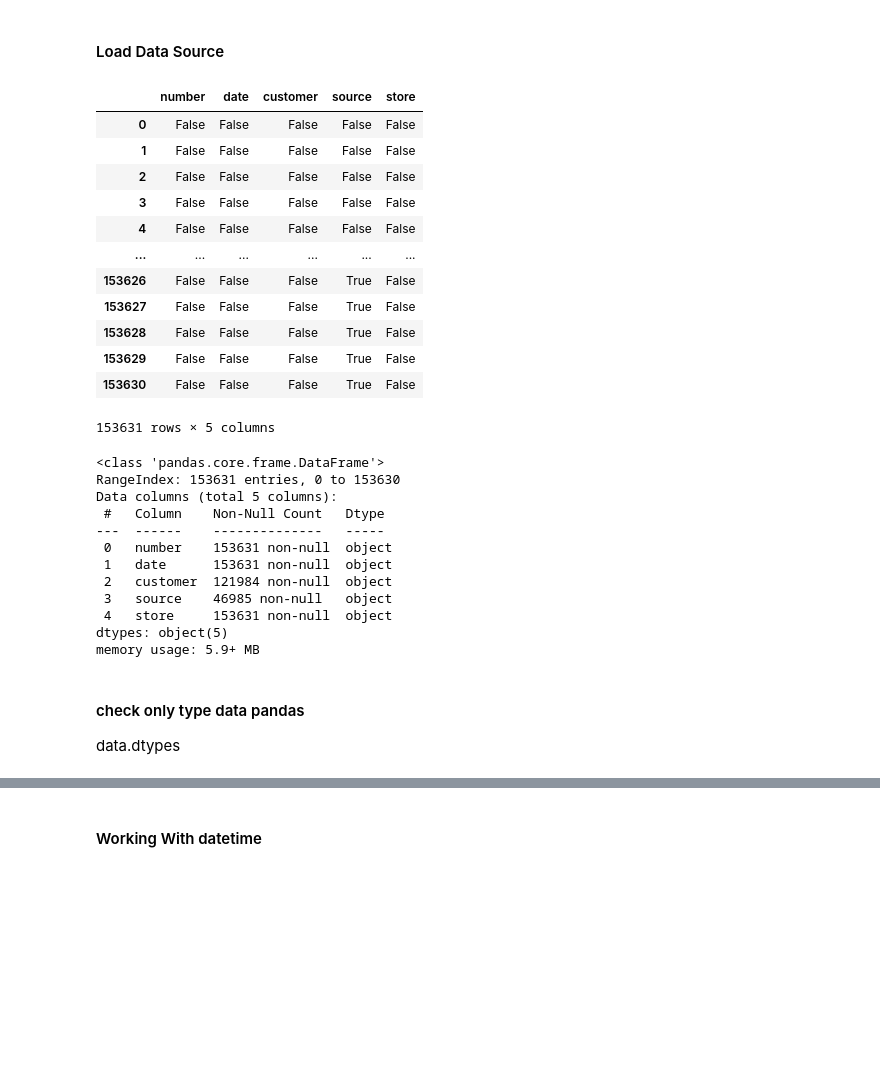
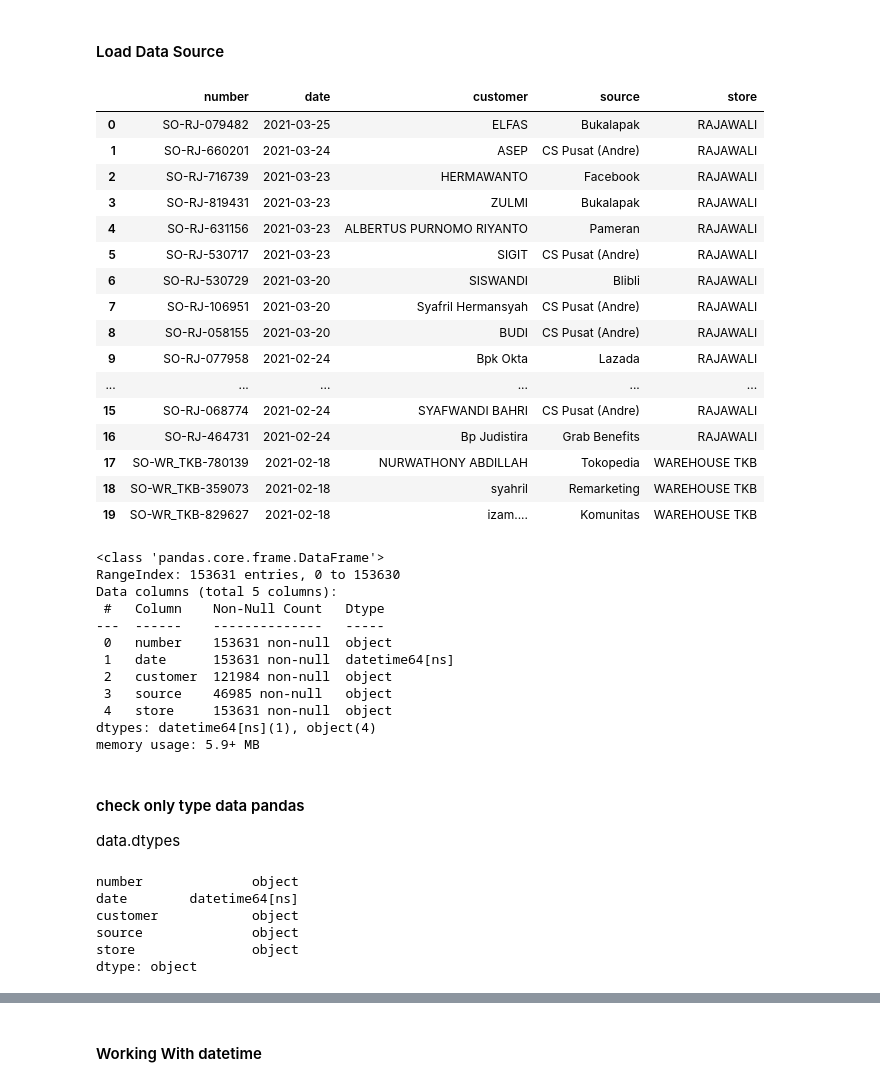
Before and after one commit to QueenLabs/data-analytics-python, a Jupyter notebook: pythin-da-skeleton.ipynb, the cells around one changed output, grey strips where cells are left out. Cells and saved outputs as stored; diff of their text form; code cells hidden in the pictures; blank space fills up the shorter version.

```diff
--- a/pythin-da-skeleton.ipynb
+++ b/pythin-da-skeleton.ipynb
@@ -10,25 +10,31 @@
 # %%
 import pandas as pd
 
-data = pd.read_csv("data_customer_sellout.csv");
+data = pd.read_csv("data_customer_sellout.csv",low_memory=False,parse_dates=['date']);
 # %%
 # read data after load ( Data Frame )
+data.head(20)
 # %% [output]
 |  | number | date | customer | source | store |
-| 0 | False | False | False | False | False |
-| 1 | False | False | False | False | False |
-| 2 | False | False | False | False | False |
-| 3 | False | False | False | False | False |
-| 4 | False | False | False | False | False |
+| 0 | SO-RJ-079482 | 2021-03-25 | ELFAS | Bukalapak | RAJAWALI |
+| 1 | SO-RJ-660201 | 2021-03-24 | ASEP | CS Pusat (Andre) | RAJAWALI |
+| 2 | SO-RJ-716739 | 2021-03-23 | HERMAWANTO | Facebook | RAJAWALI |
+| 3 | SO-RJ-819431 | 2021-03-23 | ZULMI | Bukalapak | RAJAWALI |
+| 4 | SO-RJ-631156 | 2021-03-23 | ALBERTUS PURNOMO RIYANTO | Pameran | RAJAWALI |
+| 5 | SO-RJ-530717 | 2021-03-23 | SIGIT | CS Pusat (Andre) | RAJAWALI |
+| 6 | SO-RJ-530729 | 2021-03-20 | SISWANDI | Blibli | RAJAWALI |
+| 7 | SO-RJ-106951 | 2021-03-20 | Syafril Hermansyah | CS Pusat (Andre) | RAJAWALI |
+| 8 | SO-RJ-058155 | 2021-03-20 | BUDI | CS Pusat (Andre) | RAJAWALI |
+| 9 | SO-RJ-077958 | 2021-02-24 | Bpk Okta | Lazada | RAJAWALI |
 | ... | ... | ... | ... | ... | ... |
-| 153626 | False | False | False | True | False |
-| 153627 | False | False | False | True | False |
-| 153628 | False | False | False | True | False |
-| 153629 | False | False | False | True | False |
-| 153630 | False | False | False | True | False |
+| 15 | SO-RJ-068774 | 2021-02-24 | SYAFWANDI BAHRI | CS Pusat (Andre) | RAJAWALI |
+| 16 | SO-RJ-464731 | 2021-02-24 | Bp Judistira | Grab Benefits | RAJAWALI |
+| 17 | SO-WR_TKB-780139 | 2021-02-18 | NURWATHONY ABDILLAH | Tokopedia | WAREHOUSE TKB |
+| 18 | SO-WR_TKB-359073 | 2021-02-18 | syahril | Remarketing | WAREHOUSE TKB |
+| 19 | SO-WR_TKB-829627 | 2021-02-18 | izam.... | Komunitas | WAREHOUSE TKB |
-153631 rows × 5 columns
 # %%
 ## check information about data type, size
+data.info()
 # %% [output]
 <class 'pandas.core.frame.DataFrame'>
 RangeIndex: 153631 entries, 0 to 153630
@@ -36,14 +42,22 @@ Data columns (total 5 columns):
  #   Column    Non-Null Count   Dtype
 ---  ------    --------------   -----
  0   number    153631 non-null  object
- 1   date      153631 non-null  object
+ 1   date      153631 non-null  datetime64[ns]
  2   customer  121984 non-null  object
  3   source    46985 non-null   object
  4   store     153631 non-null  object
-dtypes: object(5)
+dtypes: datetime64[ns](1), object(4)
 memory usage: 5.9+ MB
 # %% [markdown]
 #### check only type data pandas
 data.dtypes
 # %%
 #change type data columns
+data.dtypes
+# %% [output]
+number              object
+date        datetime64[ns]
+customer            object
+source              object
+store               object
+dtype: object
```
Also changed, not shown: parts of 47 cells of this notebook.
